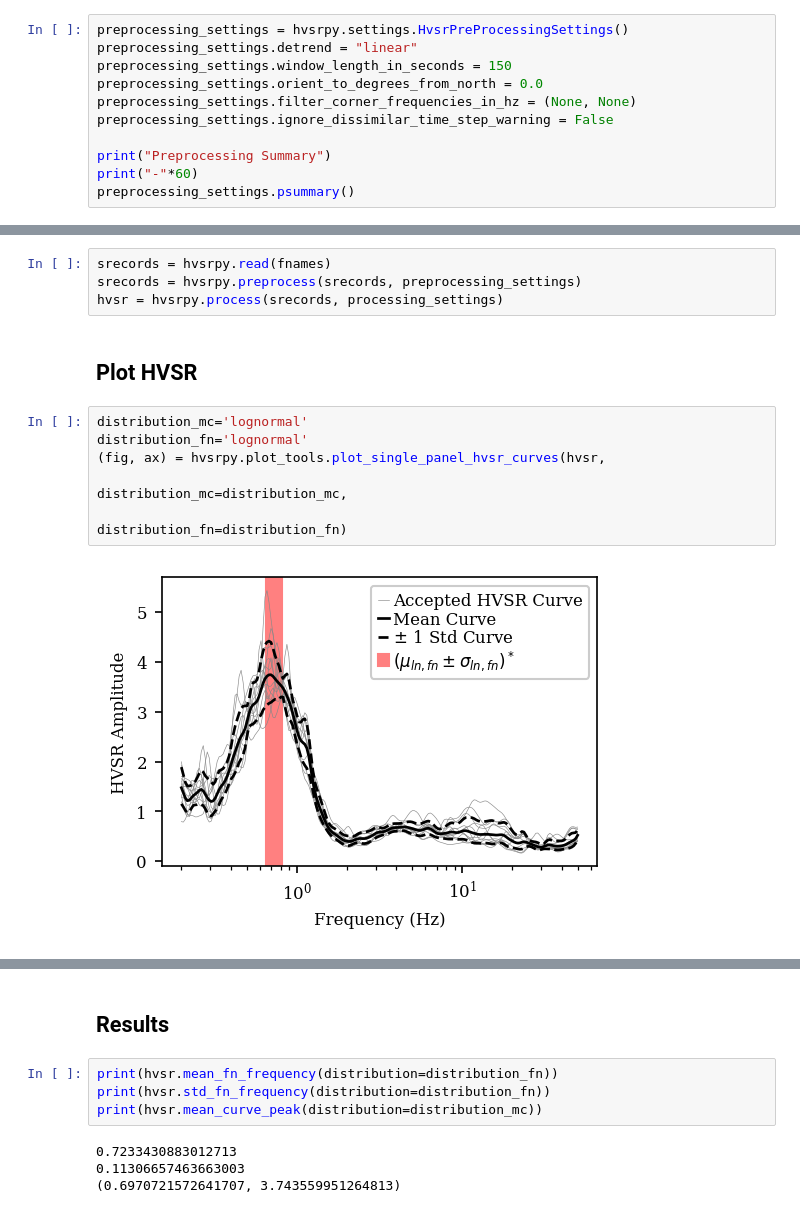
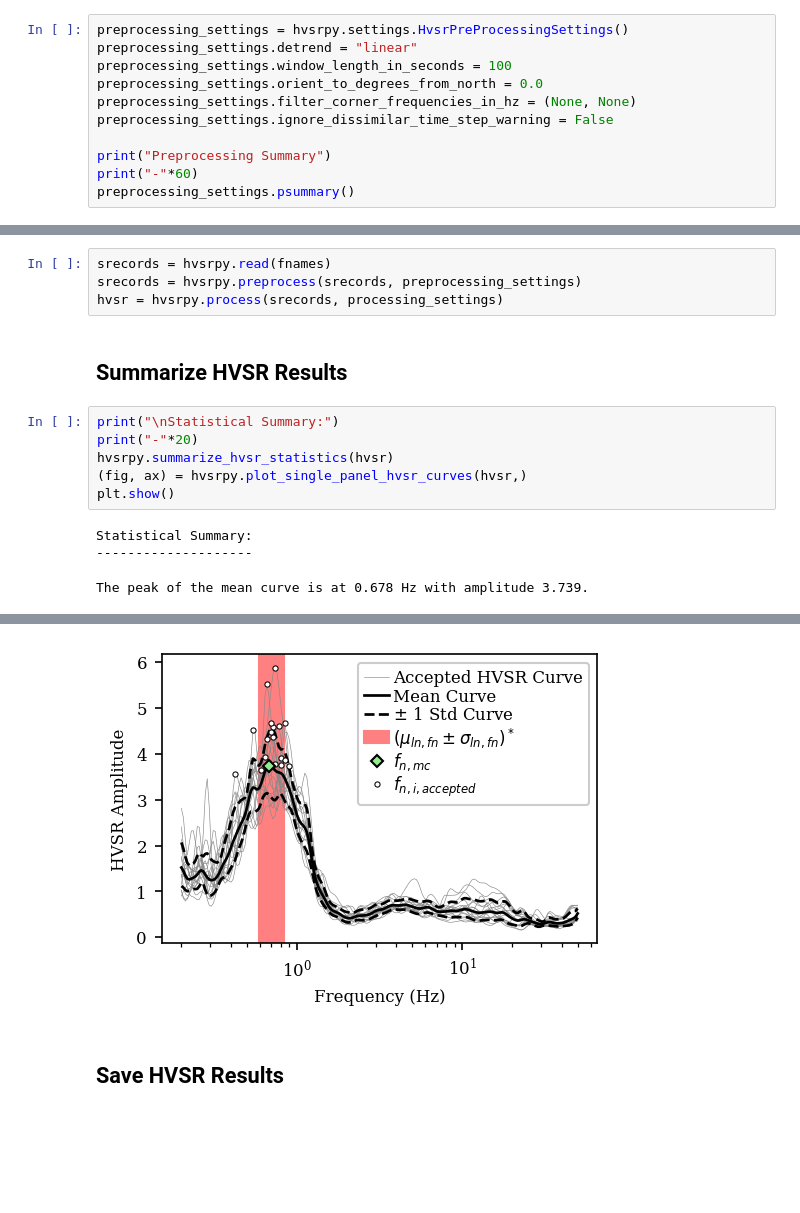
Before and after one commit to jpvantassel/hvsrpy, a Jupyter notebook: examples/example_mhvsr_traditional.ipynb, the cells around one changed output, grey strips where cells are left out. Drawn from its saved outputs; the diff is of its cells as text; blank space fills up the shorter version.

```diff
--- a/examples/example_mhvsr_traditional.ipynb
+++ b/examples/example_mhvsr_traditional.ipynb
@@ -95,7 +92,7 @@ All files exists.
 # %%
 preprocessing_settings = hvsrpy.settings.HvsrPreProcessingSettings()
 preprocessing_settings.detrend = "linear"
-preprocessing_settings.window_length_in_seconds = 150
+preprocessing_settings.window_length_in_seconds = 100
 preprocessing_settings.orient_to_degrees_from_north = 0.0
 preprocessing_settings.filter_corner_frequencies_in_hz = (None, None)
 preprocessing_settings.ignore_dissimilar_time_step_warning = False
@@ -147,12 +144,14 @@ srecords = hvsrpy.read(fnames)
 srecords = hvsrpy.preprocess(srecords, preprocessing_settings)
 hvsr = hvsrpy.process(srecords, processing_settings)
 # %% [markdown]
-## Plot HVSR
+## Summarize HVSR Results
-# %%
-distribution_mc='lognormal'
-distribution_fn='lognormal'
-(fig, ax) = hvsrpy.plot_tools.plot_single_panel_hvsr_curves(hvsr,
-                                                            distribution_mc=distribution_mc,
-                                                            distribution_fn=distribution_fn)
-# %% [output]
-[figure, removed]
+# %%
+print("\nStatistical Summary:")
+print("-"*20)
+hvsrpy.summarize_hvsr_statistics(hvsr)
+(fig, ax) = hvsrpy.plot_single_panel_hvsr_curves(hvsr,)
+plt.show()
+# %% [output]
+Statistical Summary:
+--------------------
+The peak of the mean curve is at 0.678 Hz with amplitude 3.739.
@@ -159,10 +162,3 @@ distribution_fn='lognormal'
+[figure, added]
 # %% [markdown]
-## Results
+## Save HVSR Results
-# %%
-print(hvsr.mean_fn_frequency(distribution=distribution_fn))
-print(hvsr.std_fn_frequency(distribution=distribution_fn))
-print(hvsr.mean_curve_peak(distribution=distribution_mc))
-# %% [output]
-0.7233430883012713
-0.11306657463663003
-(0.6970721572641707, 3.743559951264813)
```
Also changed, not shown: parts of 6 cells of this notebook, 16 other files.
